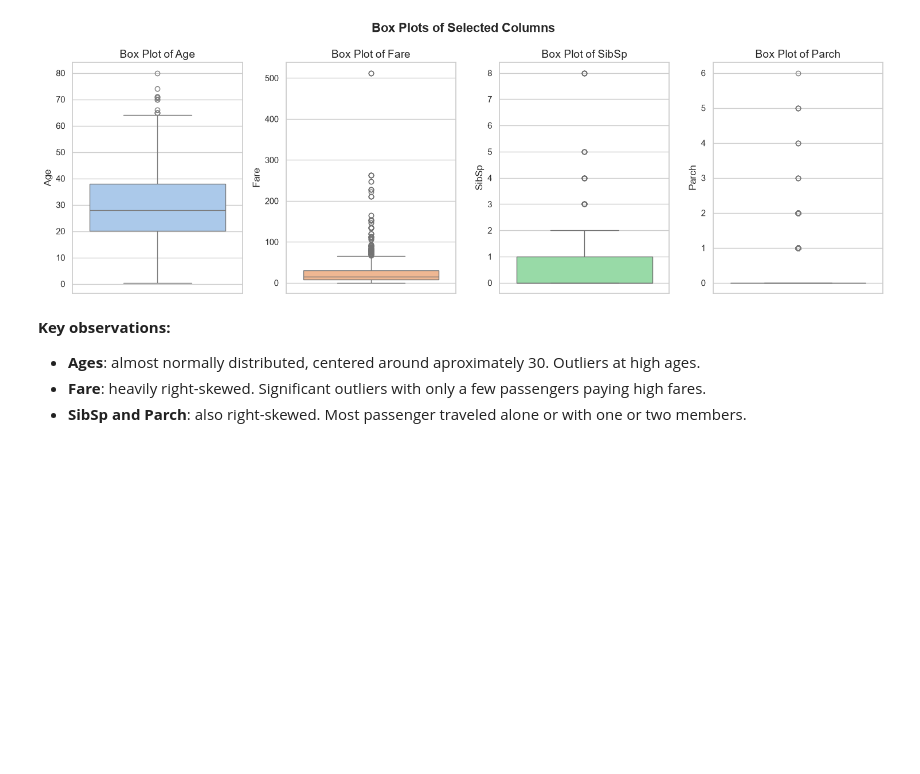
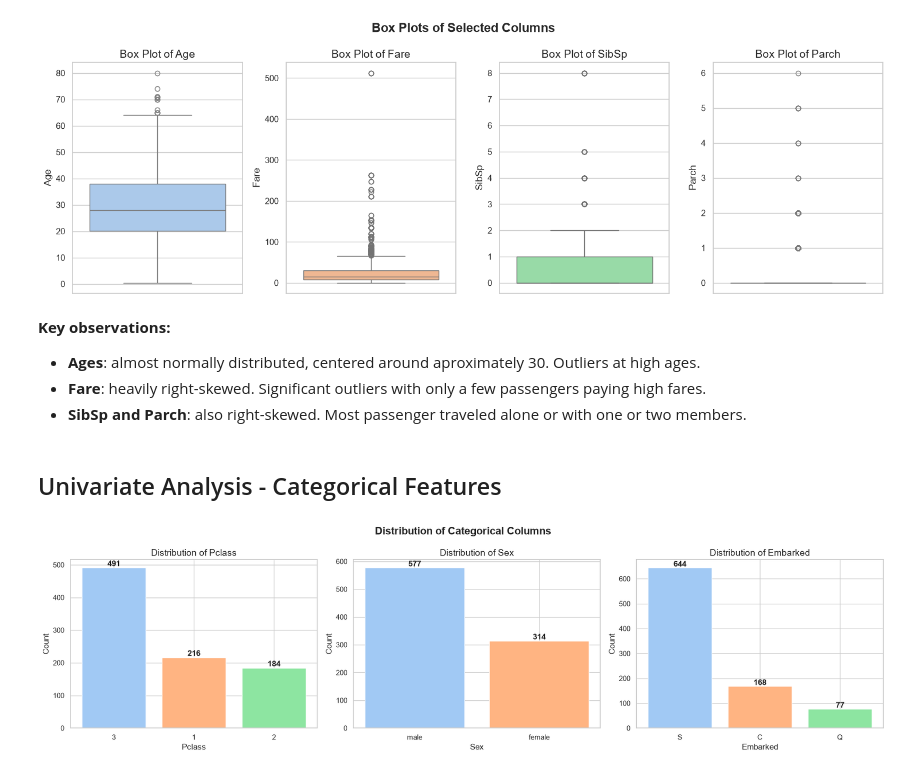
Before and after one commit to marygou/Titanic-Survival-Prediction, a Jupyter notebook: notebooks/01_eda.ipynb, the cells around one changed output. Drawn from its saved outputs; the diff is of its cells as text; code cells hidden in the pictures; blank space fills up the shorter version.

Commit message:
feat: univariate analysis of the categorical features done

```diff
--- a/notebooks/01_eda.ipynb
+++ b/notebooks/01_eda.ipynb
@@ -251,3 +251,24 @@ plt.show() # display the plots
 - **Ages**: almost normally distributed, centered around aproximately 30. Outliers at high ages.
 - **Fare**: heavily right-skewed. Significant outliers with only a few passengers paying high fares.
 - **SibSp and Parch**: also right-skewed. Most passenger traveled alone or with one or two members.
+# %% [markdown]
+## Univariate Analysis - Categorical Features
+# %%
+categorical_cols = ['Pclass', 'Sex', 'Embarked'] # categorical columns to analyze
+
+fig, axes = plt.subplots(1, 3, figsize=(18, 5)) # create a figure with 1 row and 3 columns of subplots
+
+for i, col in enumerate(categorical_cols):
+    counts = df[col].value_counts() # count of each category in the column
+    axes[i].bar(counts.index.astype(str), counts.values, color=colors) # bar chart for each categorical column
+    axes[i].set_title(f'Distribution of {col}', fontsize=14) # set title for each subplot
+    axes[i].set_xlabel(col, fontsize=12) # set x-axis label for each subplot
+    axes[i].set_ylabel('Count', fontsize=12) # set y-axis label for each subplot
+    for j, v in enumerate(counts.values):
+        axes[i].text(j, v + 5, str(v), ha='center', fontweight='bold') # add the count of each category on top of the bars
+
+plt.suptitle('Distribution of Categorical Columns', fontsize=16, fontweight='bold') # set a super title for the figure
+plt.tight_layout() # adjust subplots to fit into figure area
+plt.show() # display the plots
+# %% [output]
+[figure, added]
```
Also changed, not shown: parts of 3 cells of this notebook.
